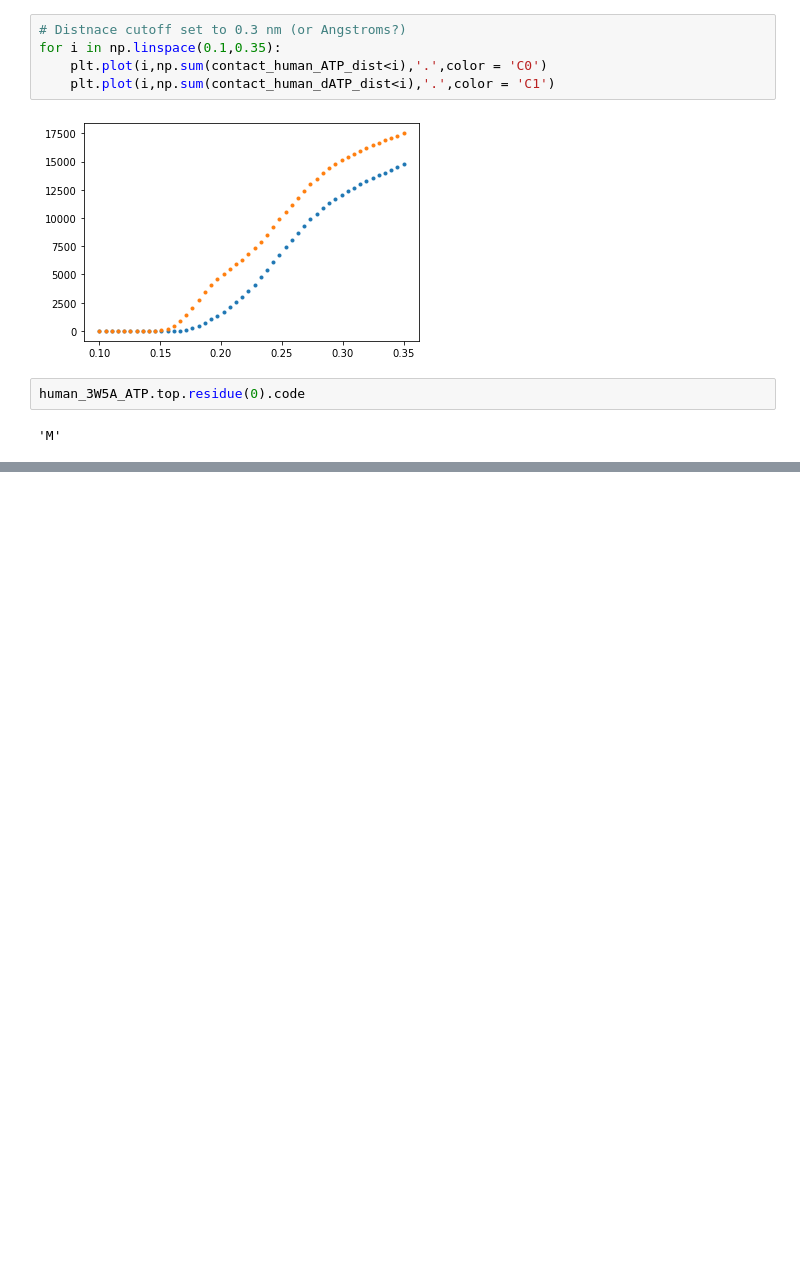
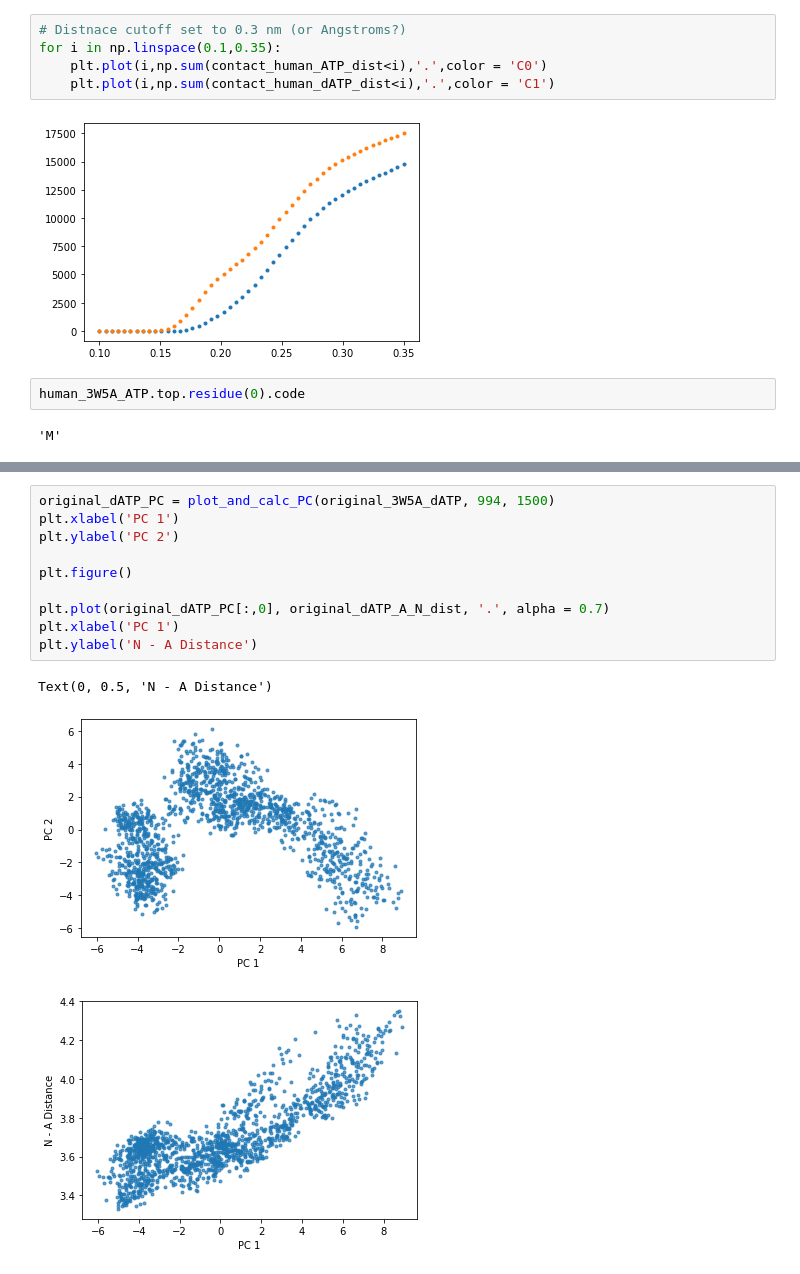
Before and after one commit to cmrg-lab/serca-atp-datp, a Jupyter notebook: simulation_structures/quick_analysis/Trajectory_domain_analysis.ipynb, the cells around one changed output, grey strips where cells are left out. Drawn from its saved outputs; the diff is of its cells as text; blank space fills up the shorter version.

```diff
--- a/simulation_structures/quick_analysis/Trajectory_domain_analysis.ipynb
+++ b/simulation_structures/quick_analysis/Trajectory_domain_analysis.ipynb
@@ -801,0 +819,14 @@ human_3W5A_ATP.top.residue(0).code
+# %%
+original_dATP_PC = plot_and_calc_PC(original_3W5A_dATP, 994, 1500)
+plt.xlabel('PC 1')
+plt.ylabel('PC 2')
+
+plt.figure()
+
+plt.plot(original_dATP_PC[:,0], original_dATP_A_N_dist, '.', alpha = 0.7)
+plt.xlabel('PC 1')
+plt.ylabel('N - A Distance')
+# %% [output]
+Text(0, 0.5, 'N - A Distance')
+[figure, added]
+[figure, added]
```
Also changed, not shown: parts of 18 cells of this notebook.
